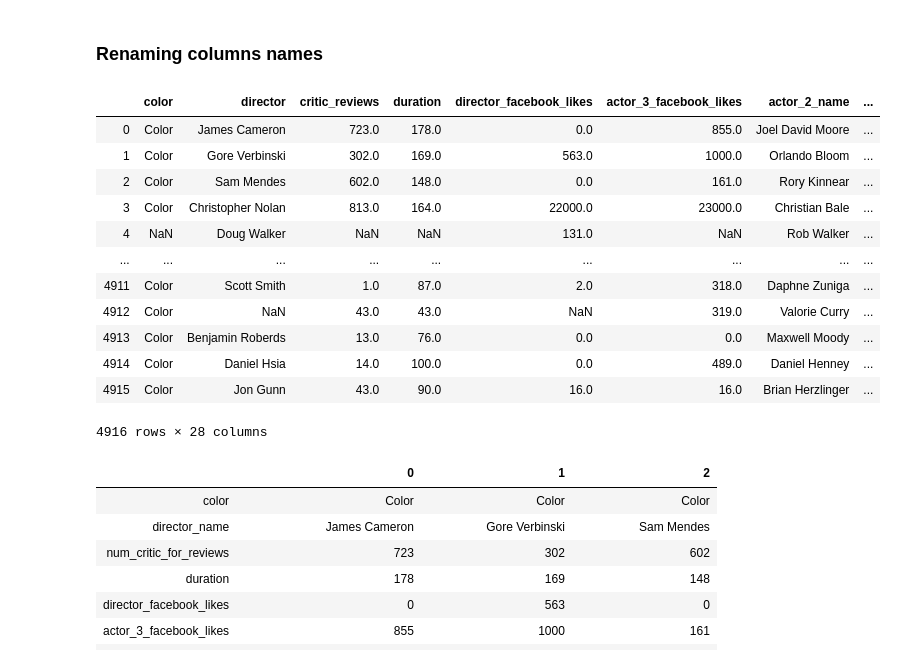
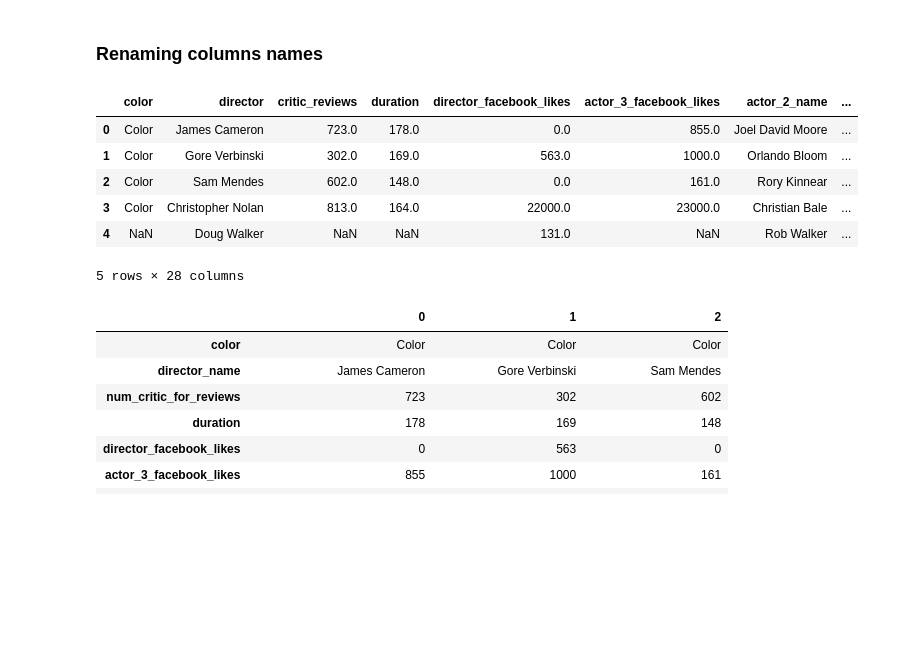
Before and after one commit to VaishaliDNB/Python, a Jupyter notebook: Pandas Cookbook/Chapter 1 - Pandas Foundation 👍.ipynb, the cells around one changed output. Drawn from its saved outputs; the diff is of its cells as text; code cells hidden in the pictures; blank space fills up the shorter version.

```diff
--- a/Pandas Cookbook/Chapter 1 - Pandas Foundation 👍.ipynb
+++ b/Pandas Cookbook/Chapter 1 - Pandas Foundation 👍.ipynb
@@ -803,23 +957,17 @@ Name: actor_1_facebook_likes, dtype: int32
 # %%
 col_map = {
     "director_name" : "director",
     "num_critic_for_reviews" : "critic_reviews"
 }
-movie.rename(columns=col_map)
+movie.rename(columns=col_map).head()
 # %% [output]
 |  | color | director | critic_reviews | duration | director_facebook_likes | actor_3_facebook_likes | actor_2_name | ... |
 | 0 | Color | James Cameron | 723.0 | 178.0 | 0.0 | 855.0 | Joel David Moore | ... |
 | 1 | Color | Gore Verbinski | 302.0 | 169.0 | 563.0 | 1000.0 | Orlando Bloom | ... |
 | 2 | Color | Sam Mendes | 602.0 | 148.0 | 0.0 | 161.0 | Rory Kinnear | ... |
 | 3 | Color | Christopher Nolan | 813.0 | 164.0 | 22000.0 | 23000.0 | Christian Bale | ... |
 | 4 | NaN | Doug Walker | NaN | NaN | 131.0 | NaN | Rob Walker | ... |
-| ... | ... | ... | ... | ... | ... | ... | ... | ... |
-| 4911 | Color | Scott Smith | 1.0 | 87.0 | 2.0 | 318.0 | Daphne Zuniga | ... |
-| 4912 | Color | NaN | 43.0 | 43.0 | NaN | 319.0 | Valorie Curry | ... |
-| 4913 | Color | Benjamin Roberds | 13.0 | 76.0 | 0.0 | 0.0 | Maxwell Moody | ... |
-| 4914 | Color | Daniel Hsia | 14.0 | 100.0 | 0.0 | 489.0 | Daniel Henney | ... |
-| 4915 | Color | Jon Gunn | 43.0 | 90.0 | 16.0 | 16.0 | Brian Herzlinger | ... |
-4916 rows × 28 columns
+5 rows × 28 columns
 # %%
 movie.head(3).T
 # %% [output]
```
Also changed, not shown: parts of 65 cells of this notebook.
